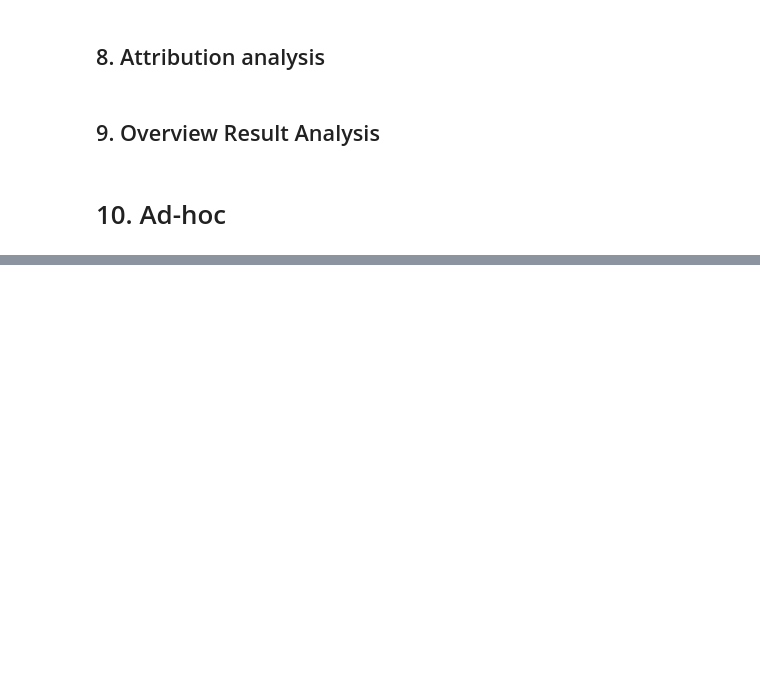
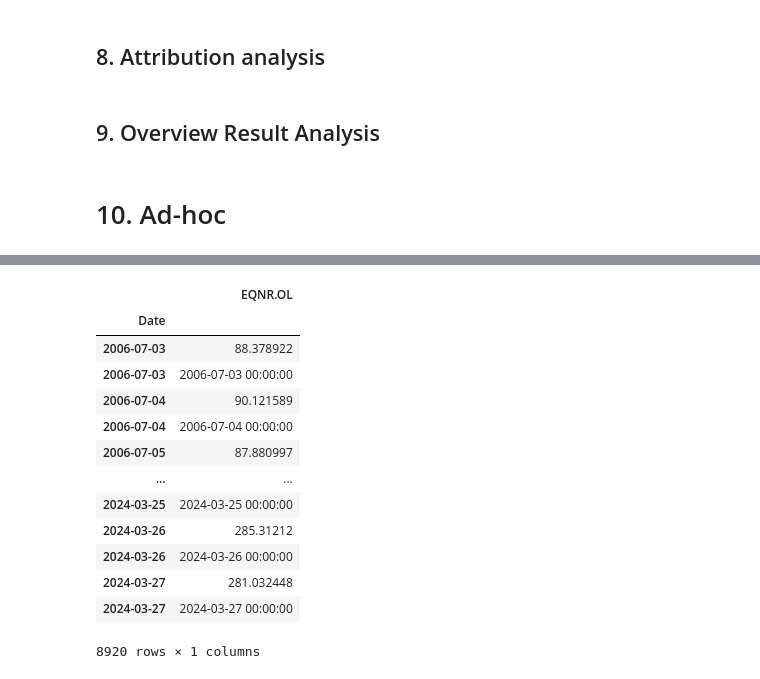
Before and after one commit to DataJakob/BBAN5000-Master-Thesis, a Jupyter notebook: test.ipynb, the cells around one changed output, grey strips where cells are left out. Drawn from its saved outputs; the diff is of its cells as text; code cells hidden in the pictures; blank space fills up the shorter version.

```diff
--- a/test.ipynb
+++ b/test.ipynb
@@ -120,0 +252,16 @@ test_set = ret.iloc[int(0.85*len(ret)):]
+# %%
+apprentice_df = pd.DataFrame(index=master_daterange)
+
+#Open data
+open = stock_data["Open"]
+apprentice_df = pd.merge(apprentice_df, open, on="Date")
+
+# Close data
+close = stock_data["Close"]
+close_merge = pd.merge(master_daterange, close, on="Date")
+
+# Every other manual merging
+for i in range(1,len(apprentice_df),2):
+    apprentice_df.iloc[i,0] = close_merge.iloc[i,1]
+
+return_df = apprentice_df.iloc[:,0]
@@ -120,0 +348,22 @@ test_set = ret.iloc[int(0.85*len(ret)):]
+# %%
+for i in range(1,len(final_df),2):
+    final_df.iloc[i,0] =  close_merge.iloc[i,0]
+# %%
+final_df[::2] = close_merge[1::2]
+# %%
+final_df
+# %% [output]
+|  | EQNR.OL |
+| Date |  |
+| 2006-07-03 | 88.378922 |
+| 2006-07-03 | 2006-07-03 00:00:00 |
+| 2006-07-04 | 90.121589 |
+| 2006-07-04 | 2006-07-04 00:00:00 |
+| 2006-07-05 | 87.880997 |
+| ... | ... |
+| 2024-03-25 | 2024-03-25 00:00:00 |
+| 2024-03-26 | 285.31212 |
+| 2024-03-26 | 2024-03-26 00:00:00 |
+| 2024-03-27 | 281.032448 |
+| 2024-03-27 | 2024-03-27 00:00:00 |
+8920 rows × 1 columns
```
Also changed, not shown: parts of 19 cells of this notebook, 1 other file.
